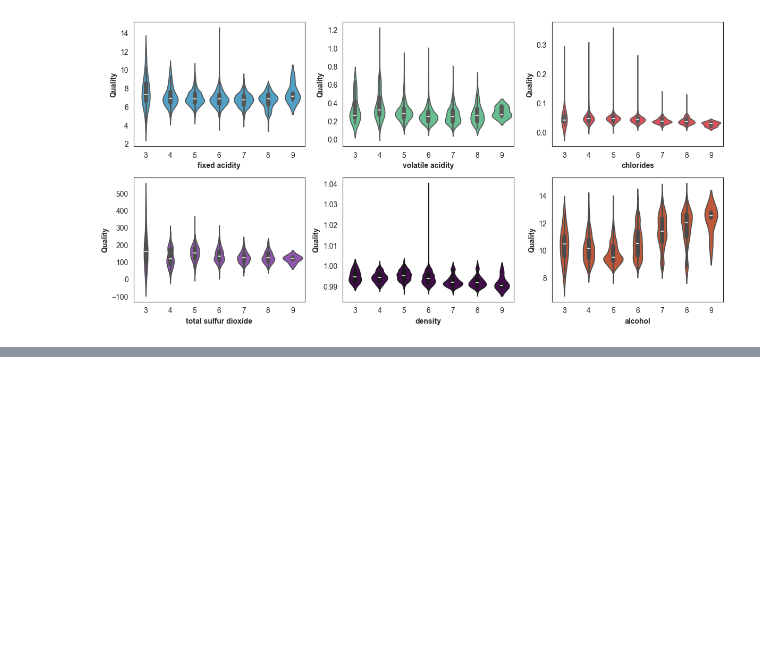
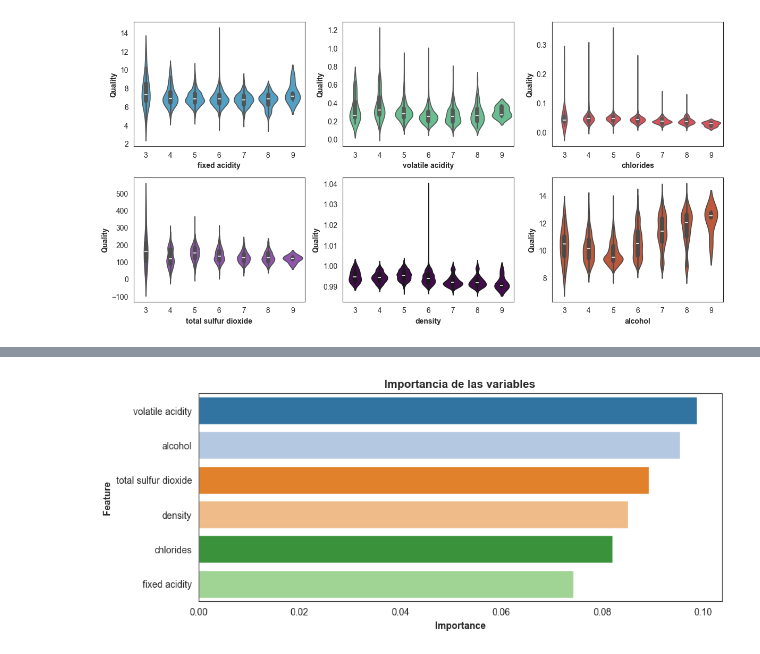
Before and after one commit to JuankTS/WineQuality, a Jupyter notebook: Analysis/Wines.ipynb, the cells around one changed output, grey strips where cells are left out. Saved outputs shown, nothing was run; the diff lists cells and outputs as text; code cells hidden in the pictures; blank space fills up the shorter version.

```diff
--- a/Analysis/Wines.ipynb
+++ b/Analysis/Wines.ipynb
@@ -154,0 +272,16 @@ plt.show()
+# %%
+feature_importances = [(name, score) for name, score in zip(list(x_test_corr), random.feature_importances_)]
+feature_importances= pd.DataFrame(feature_importances, columns=['Feature', 'Importance'])
+feature_importances['Importance']= feature_importances['Importance'].apply( lambda x: round(x,5))
+
+# Hacemos un grafico de barras con las varibles mas importantes
+plt.figure(figsize=(10,4))
+
+sns.set_style("white")
+sns.barplot(data= feature_importances.sort_values(by='Importance',ascending=False), y='Feature',  x= 'Importance', hue= 'Feature', palette="tab20")
+plt.xlabel("Importance",fontweight="bold")
+plt.ylabel("Feature",fontweight="bold")
+plt.title("Importancia de las variables", fontweight="bold")
+plt.show()
+# %% [output]
+[figure, added]
```
Also changed, not shown: parts of 14 cells of this notebook.
